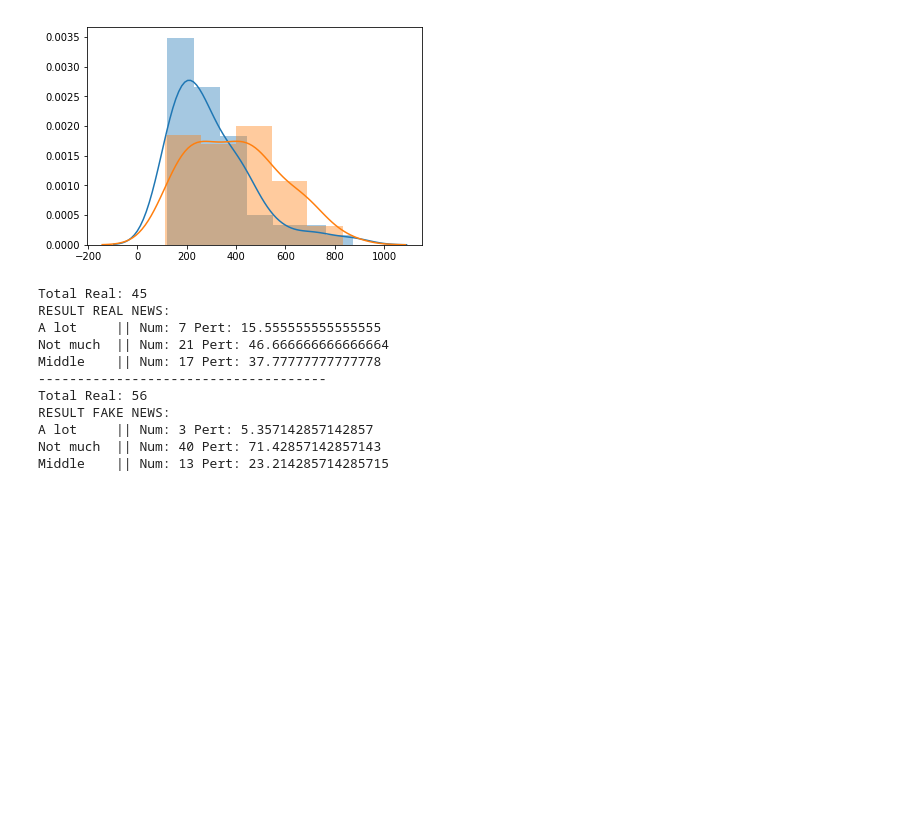
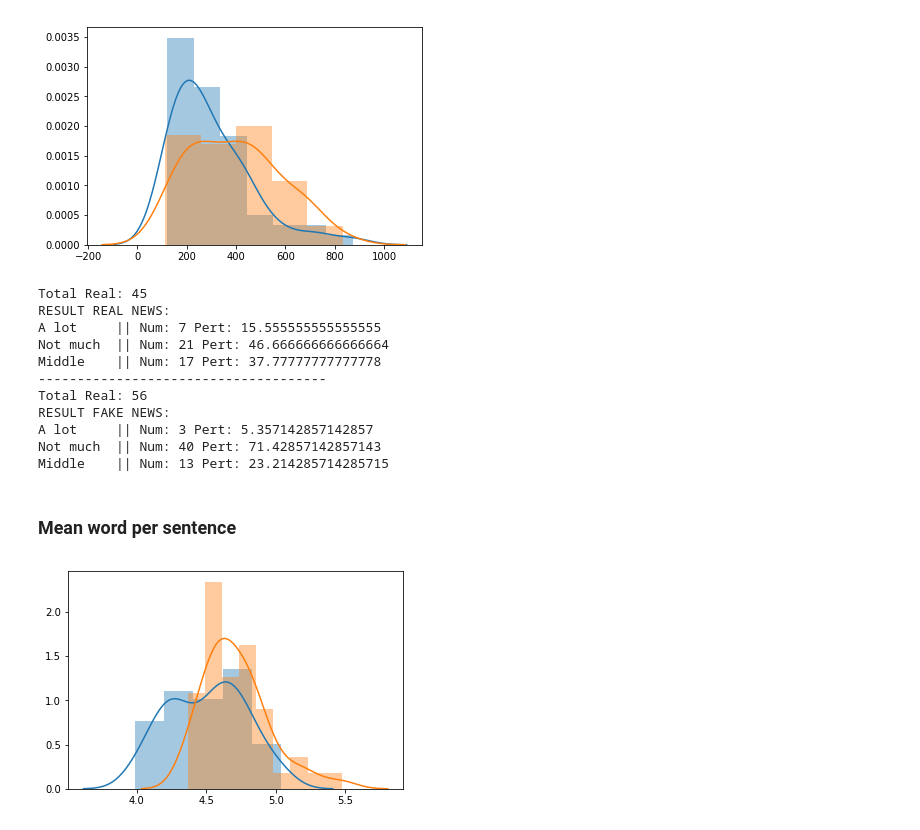
Before and after one commit to FNClassificator/FNC, a Jupyter notebook: src/fake_news_detector/exploration/style_exploration_features.ipynb, the cells around one changed output. Drawn from its saved outputs; the diff is of its cells as text; code cells hidden in the pictures; blank space fills up the shorter version.

```diff
--- a/src/fake_news_detector/exploration/style_exploration_features.ipynb
+++ b/src/fake_news_detector/exploration/style_exploration_features.ipynb
@@ -719,3 +725,10 @@ RESULT FAKE NEWS:
 A lot     || Num: 3 Pert: 5.357142857142857
 Not much  || Num: 40 Pert: 71.42857142857143
 Middle    || Num: 13 Pert: 23.214285714285715
+# %% [markdown]
+### Mean word per sentence
+# %%
+sns.distplot(tuple(fake_df['mean_words_per_sentence']));
+sns.distplot(tuple(real_df['mean_words_per_sentence']));
+# %% [output]
+[figure, added]
```
Also changed, not shown: parts of 16 cells of this notebook, 2 other files.
